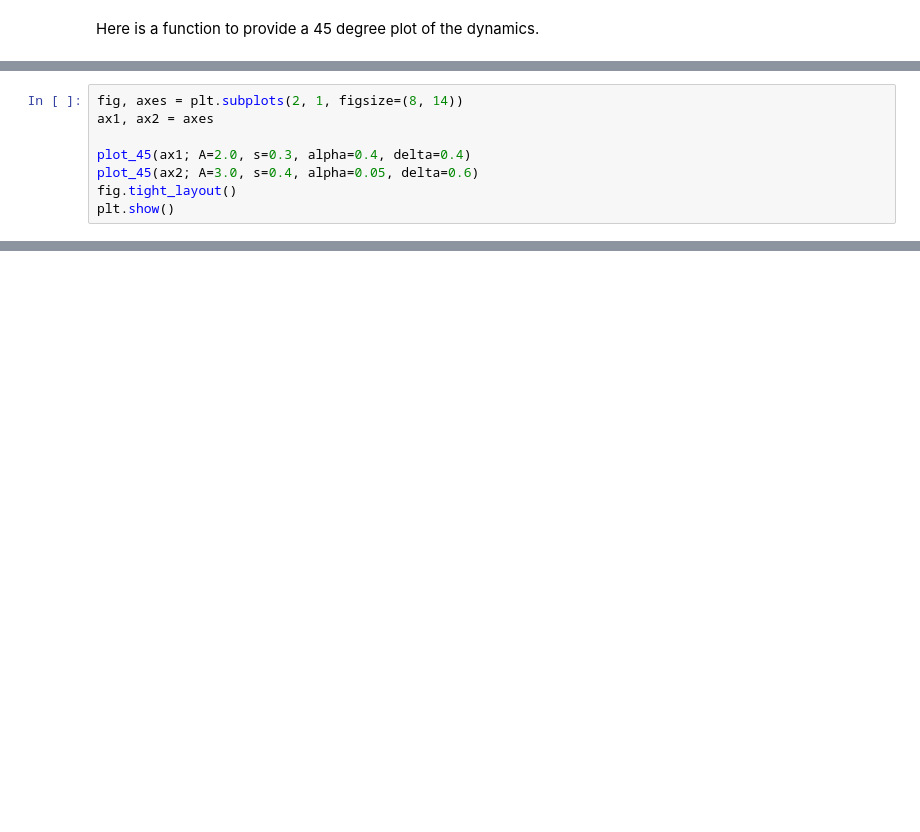
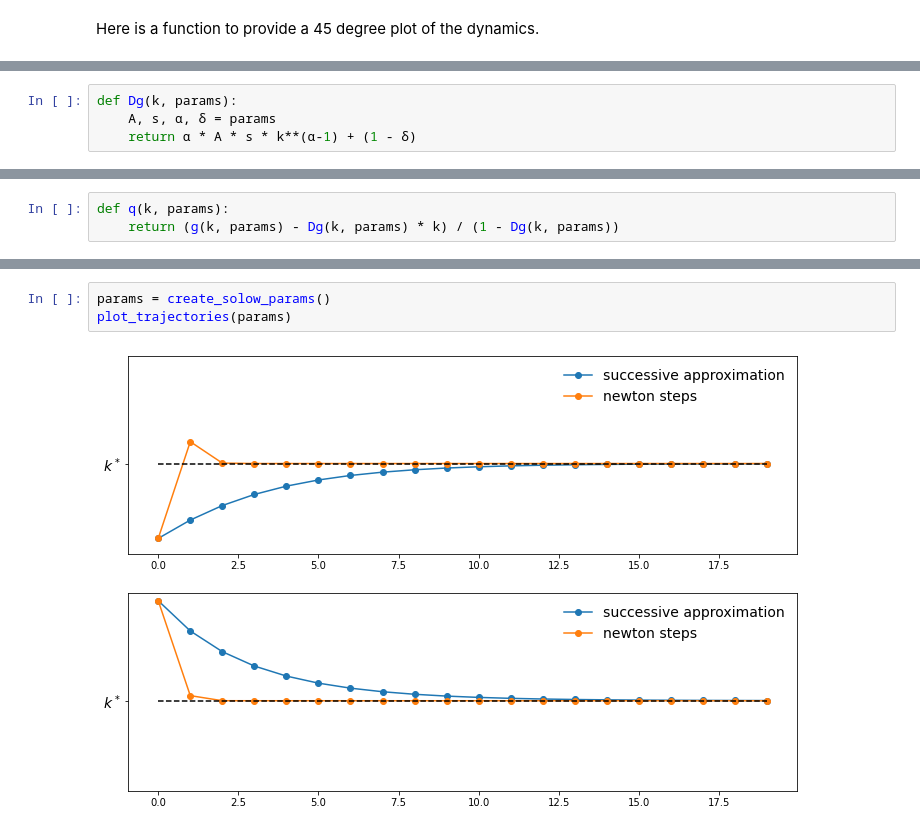
Before and after one commit to jstac/paris_workshop_2022, a Jupyter notebook: part_2/solow_fixed_points.ipynb, the cells around one changed output, grey strips where cells are left out. Cells and saved outputs as stored; diff of their text form; blank space fills up the shorter version.

```diff
--- a/part_2/solow_fixed_points.ipynb
+++ b/part_2/solow_fixed_points.ipynb
@@ -80,8 +159,4 @@ Add exercises to implement successive approximation and Newton's method.
-# %%
-fig, axes = plt.subplots(2, 1, figsize=(8, 14))
-ax1, ax2 = axes
-
-plot_45(ax1; A=2.0, s=0.3, alpha=0.4, delta=0.4)
-plot_45(ax2; A=3.0, s=0.4, alpha=0.05, delta=0.6)
-fig.tight_layout()
-plt.show()
+# %%
+def Dg(k, params):
+    A, s, α, δ = params
+    return α * A * s * k**(α-1) + (1 - δ)
@@ -87,0 +165,3 @@ plt.show()
+# %%
+def q(k, params):
+    return (g(k, params) - Dg(k, params) * k) / (1 - Dg(k, params))
@@ -202,0 +199,5 @@ end
+# %%
+params = create_solow_params()
+plot_trajectories(params)
+# %% [output]
+[figure, added]
```
Also changed, not shown: parts of 26 cells of this notebook, 9 other files.
